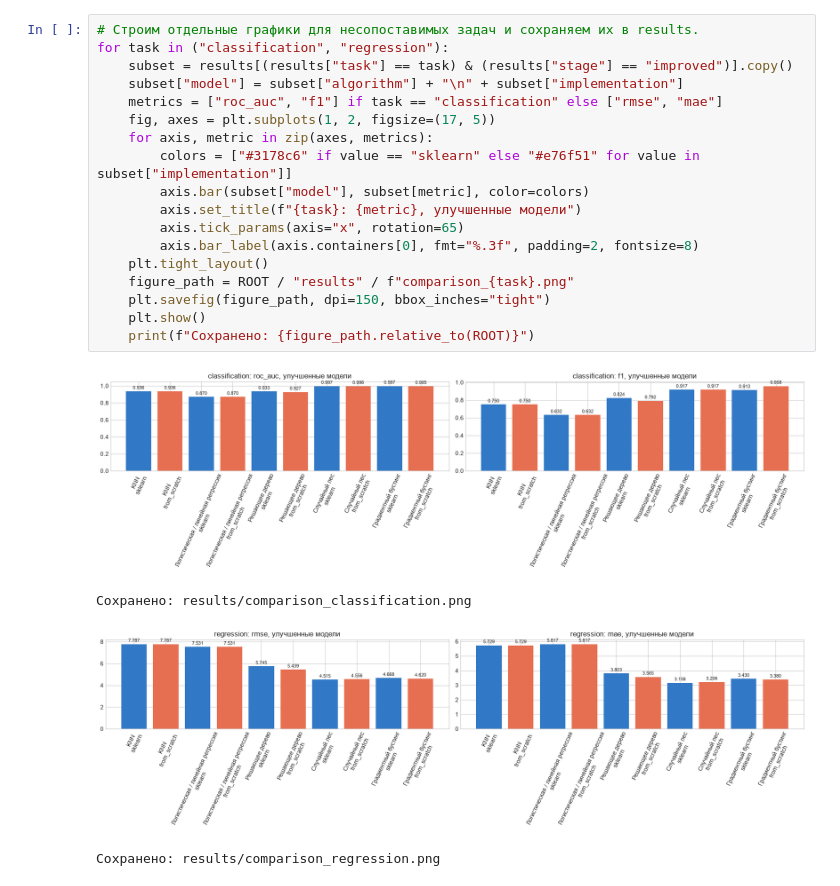
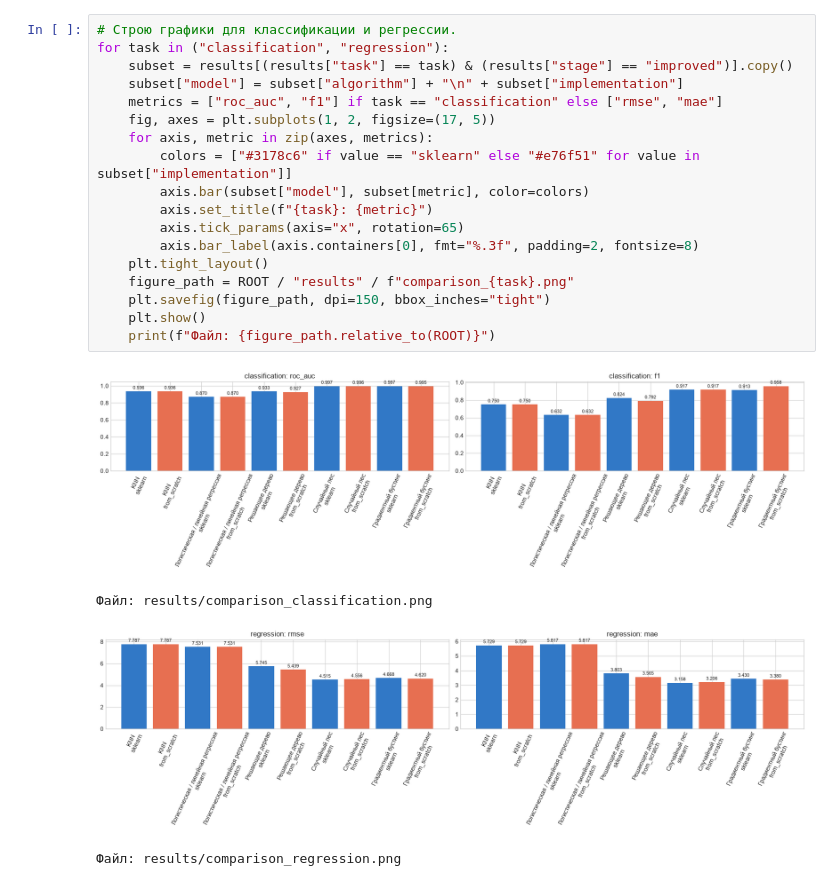
Before and after one commit to finlleyl/ml-labs-1-5, a Jupyter notebook: notebooks/06_comparison.ipynb, the cells around one changed output. Drawn from its saved outputs; the diff is of its cells as text.

```diff
--- a/notebooks/06_comparison.ipynb
+++ b/notebooks/06_comparison.ipynb
@@ -95,23 +93,23 @@ display(summary)
 # %%
-# Строим отдельные графики для несопоставимых задач и сохраняем их в results.
+# Строю графики для классификации и регрессии.
 for task in ("classification", "regression"):
     subset = results[(results["task"] == task) & (results["stage"] == "improved")].copy()
     subset["model"] = subset["algorithm"] + "\n" + subset["implementation"]
     metrics = ["roc_auc", "f1"] if task == "classification" else ["rmse", "mae"]
     fig, axes = plt.subplots(1, 2, figsize=(17, 5))
     for axis, metric in zip(axes, metrics):
         colors = ["#3178c6" if value == "sklearn" else "#e76f51" for value in subset["implementation"]]
         axis.bar(subset["model"], subset[metric], color=colors)
-        axis.set_title(f"{task}: {metric}, улучшенные модели")
+        axis.set_title(f"{task}: {metric}")
         axis.tick_params(axis="x", rotation=65)
         axis.bar_label(axis.containers[0], fmt="%.3f", padding=2, fontsize=8)
     plt.tight_layout()
     figure_path = ROOT / "results" / f"comparison_{task}.png"
     plt.savefig(figure_path, dpi=150, bbox_inches="tight")
     plt.show()
-    print(f"Сохранено: {figure_path.relative_to(ROOT)}")
+    print(f"Файл: {figure_path.relative_to(ROOT)}")
 # %% [output]
-[figure, old version]
+[figure, new version]
-Сохранено: results/comparison_classification.png
+Файл: results/comparison_classification.png
-[figure, old version]
+[figure, new version]
-Сохранено: results/comparison_regression.png
+Файл: results/comparison_regression.png
```
Also changed, not shown: parts of 13 cells of this notebook, 19 other files.
